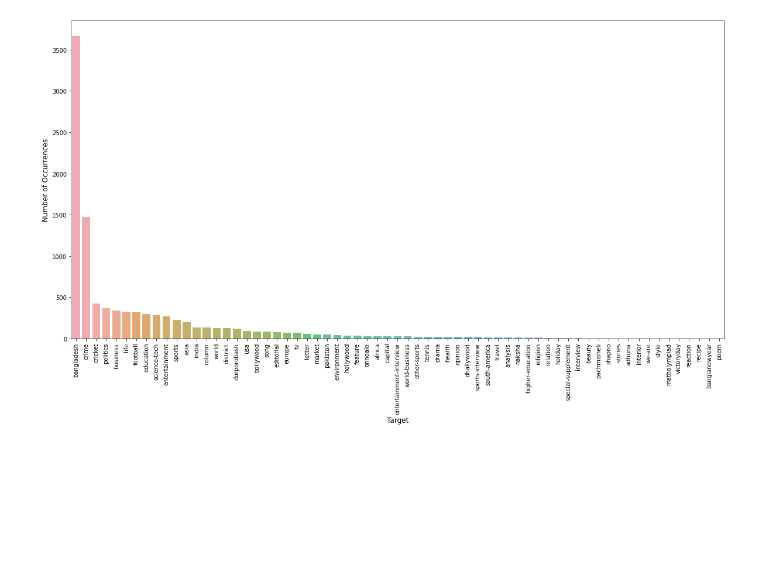
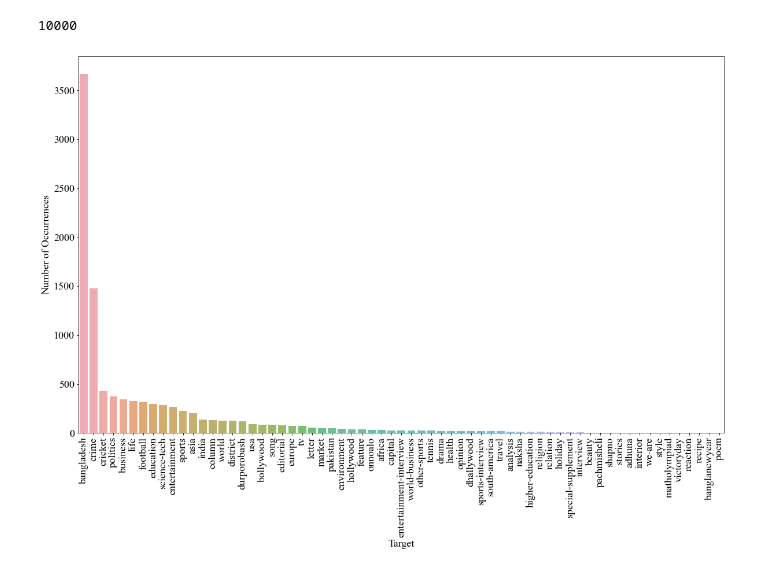
Before and after one commit to Mehedi-Bin-Hafiz/BanglaNewsPaperRecommendationSystem, a Jupyter notebook: data_preprocessing/target_manipulation.ipynb, the cells around one changed output. Drawn from its saved outputs; the diff is of its cells as text; code cells hidden in the pictures; blank space fills up the shorter version.

```diff
--- a/data_preprocessing/target_manipulation.ipynb
+++ b/data_preprocessing/target_manipulation.ipynb
@@ -11,17 +11,27 @@ df.head(4)
 | 3 | ['মতামত', 'চিঠিপত্র'] | এমআরপি সংশোধন ফি | https://www.prothomalo.com/opinio... | ['<p>বাংলাদেশে ২০০৯ সাল থেকে এমআর... | ['opinion', 'letter'] | বাংলাদেশে ২০০৯ সাল থেকে এমআরপি পা... | letter |
 # %%
 ####### target variable anaysis ########
+len(df)
+# %% [output]
+10000
 # %%
 from matplotlib import pyplot as plt
 import seaborn as sns
+import matplotlib
+font = {'family' : 'Times New Roman',
+#         'weight' : 'bold',
+        'size'   : 18}
+
+matplotlib.rc('font', **font)
+
 target_df = df.target.value_counts()
-plt.figure(figsize=(20,10))
+plt.figure(figsize=(20,12))
 sns.barplot(target_df.index, target_df.values, alpha=0.8)
-plt.ylabel('Number of Occurrences', fontsize=12)
-plt.xlabel('Target', fontsize=12)
+plt.ylabel('Number of Occurrences', fontsize=18)
+plt.xlabel('Target', fontsize=18)
 plt.xticks(rotation=90)
-plt.savefig('Initial All Target.jpg')
+plt.savefig('Initial All Target.jpeg')
 plt.show()
 # %% [output]
-[figure, old version]
+[figure, new version]
 # %%
```
Also changed, not shown: parts of 14 cells of this notebook, 9 other files.
